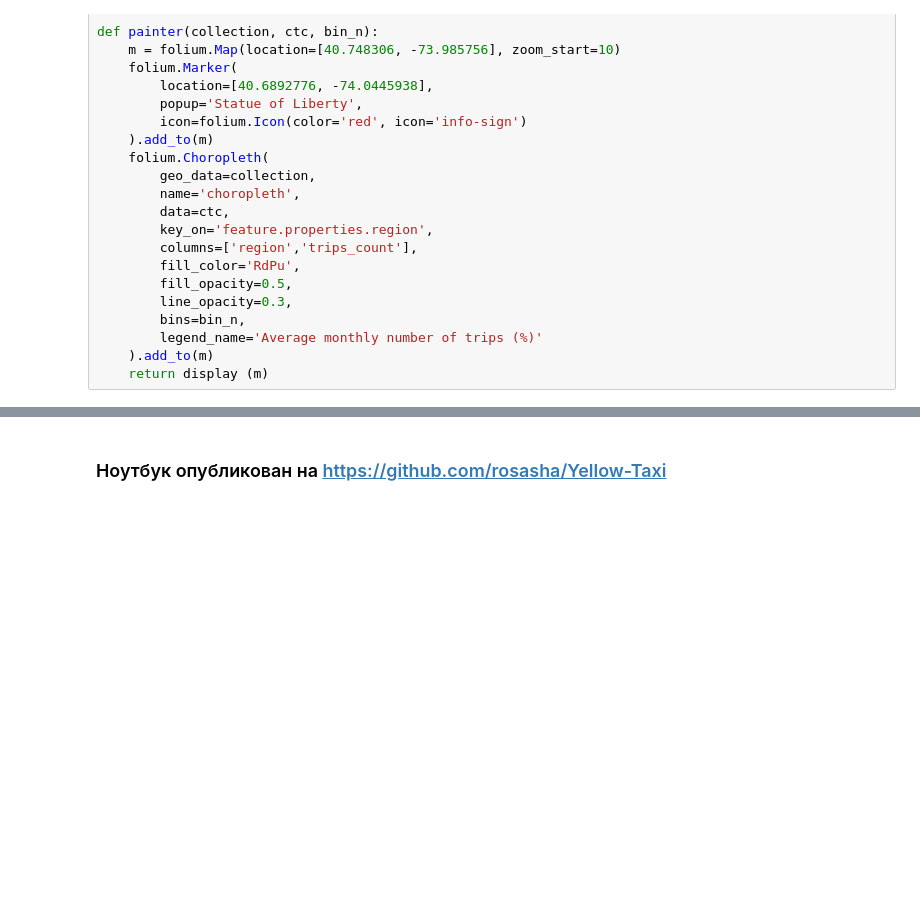
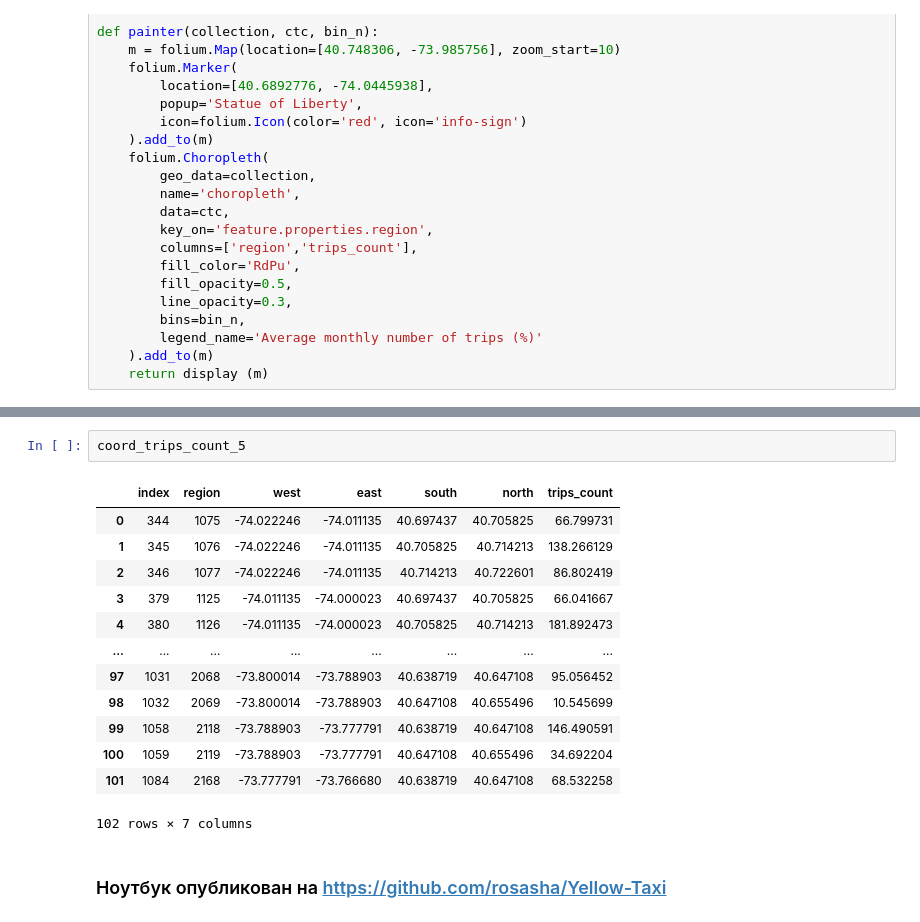
Before and after one commit to rosasha/Yellow-Taxi, a Jupyter notebook: TAXI2_best.ipynb, the cells around one changed output, grey strips where cells are left out. Cells and saved outputs as stored; diff of their text form; blank space fills up the shorter version.

```diff
--- a/TAXI2_best.ipynb
+++ b/TAXI2_best.ipynb
@@ -256,3 +256,19 @@ len(coord_trips_count_5)
+# %%
+coord_trips_count_5
+# %% [output]
+|  | index | region | west | east | south | north | trips_count |
+| 0 | 344 | 1075 | -74.022246 | -74.011135 | 40.697437 | 40.705825 | 66.799731 |
+| 1 | 345 | 1076 | -74.022246 | -74.011135 | 40.705825 | 40.714213 | 138.266129 |
+| 2 | 346 | 1077 | -74.022246 | -74.011135 | 40.714213 | 40.722601 | 86.802419 |
+| 3 | 379 | 1125 | -74.011135 | -74.000023 | 40.697437 | 40.705825 | 66.041667 |
+| 4 | 380 | 1126 | -74.011135 | -74.000023 | 40.705825 | 40.714213 | 181.892473 |
+| ... | ... | ... | ... | ... | ... | ... | ... |
+| 97 | 1031 | 2068 | -73.800014 | -73.788903 | 40.638719 | 40.647108 | 95.056452 |
+| 98 | 1032 | 2069 | -73.800014 | -73.788903 | 40.647108 | 40.655496 | 10.545699 |
+| 99 | 1058 | 2118 | -73.788903 | -73.777791 | 40.638719 | 40.647108 | 146.490591 |
+| 100 | 1059 | 2119 | -73.788903 | -73.777791 | 40.647108 | 40.655496 | 34.692204 |
+| 101 | 1084 | 2168 | -73.777791 | -73.766680 | 40.638719 | 40.647108 | 68.532258 |
+102 rows × 7 columns
 # %% [markdown]
 ### Ноутбук опубликован на https://github.com/rosasha/Yellow-Taxi
 # %% [markdown]
```
Also changed, not shown: parts of 5 cells of this notebook.
